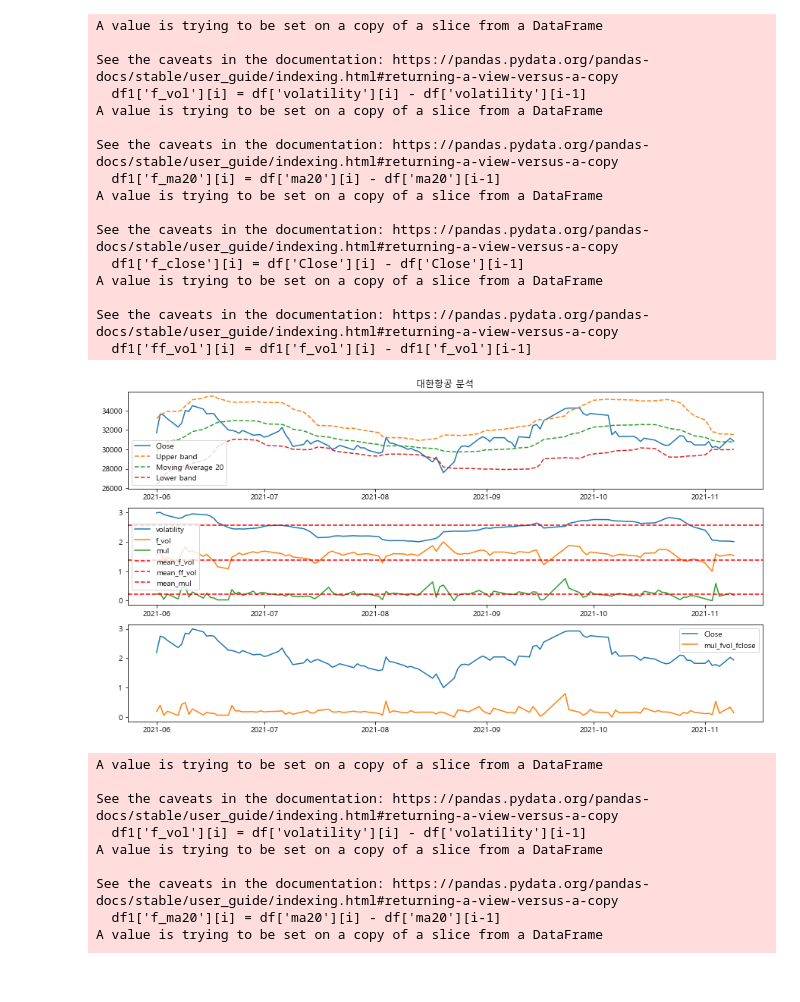
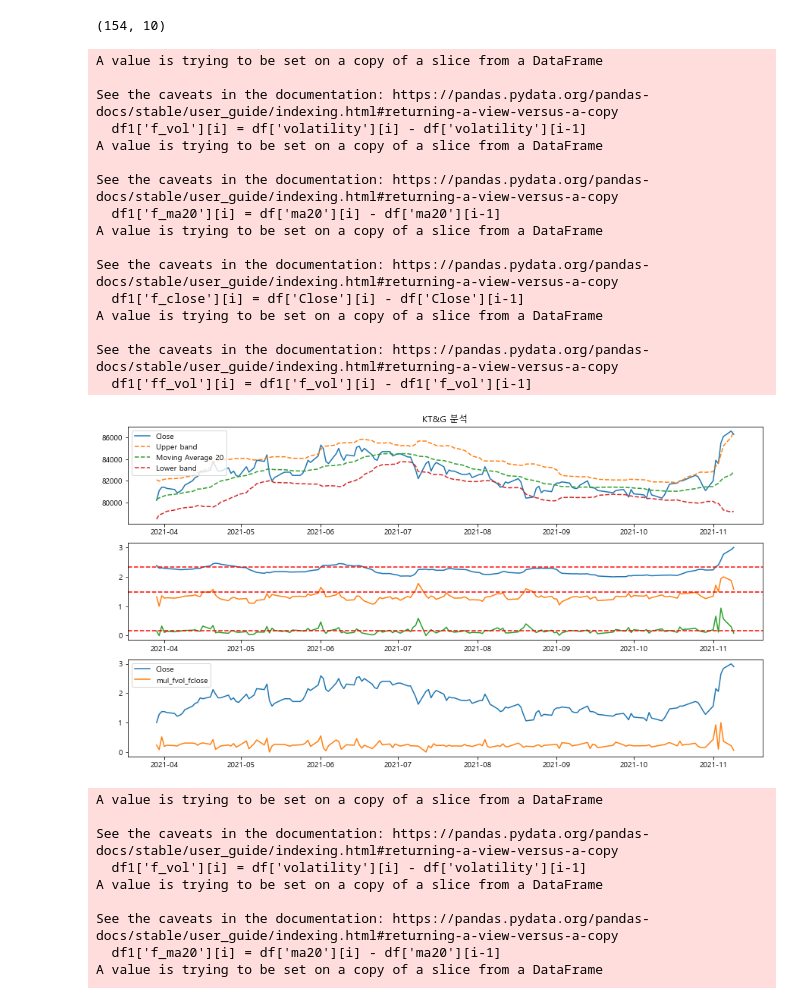
Before and after one commit to ghdakrk/Study_quant, a Jupyter notebook: 2.predict_model.ipynb, the cells around one changed output. Drawn from its saved outputs; the diff is of its cells as text; code cells hidden in the pictures.

```diff
--- a/2.predict_model.ipynb
+++ b/2.predict_model.ipynb
@@ -14,13 +14,36 @@ if platform.system() == 'Windows':
 matplotlib.rcParams['axes.unicode_minus'] = False
 stock_list = pd.DataFrame({'종목코드':stock.get_market_ticker_list(market="ALL")})
 stock_list['종목명'] = stock_list['종목코드'].map(lambda x: stock.get_market_ticker_name(x))
+# %%
+name = '하이브'
+today = datetime.datetime.today()
+month_ago = str(today.year) + str(today.month-1) + str(today.day)
+month_ago2 = str(today.year) + str(today.month-2) + str(today.day)
+today = str(today.year) + str(today.month) + str(today.day)
+fromdate = str(20210301)
+todate = today
+
+ticker = stock_list.loc[stock_list['종목명']==name, '종목코드']
+df = stock.get_market_ohlcv_by_date(fromdate=fromdate, todate=todate, ticker=ticker)
+
+
+df = df.rename(columns={'시가':'Open', '고가':'High', '저가':'Low', '종가':'Close', '거래량':'Volume'})
+df['ma20'] = df['Close'].rolling(window=20).mean() # 20일 이동평균
+df['stddev'] = df['Close'].rolling(window=20).std() # 20일 이동표준편차
+df['upper'] = df['ma20'] + 2*df['stddev'] # 상단밴드
+df['lower'] = df['ma20'] - 2*df['stddev'] # 하단밴드
+df = df[19:] # 20일 이동평균을 구했기 때문에 20번째 행부터 값이 들어가 있음
+df['volatility'] = (df['upper'] - df['lower'])/2
+df.shape
+# %% [output]
+(154, 10)
 # %%
-name = '대한항공'
+name = 'KT&G'
 today = datetime.datetime.today()
 month_ago = str(today.year) + str(today.month-1) + str(today.day)
 month_ago2 = str(today.year) + str(today.month-2) + str(today.day)
 today = str(today.year) + str(today.month) + str(today.day)
-fromdate = str(20210501)
+fromdate = str(20210301)
 todate = today
 
 ticker = stock_list.loc[stock_list['종목명']==name, '종목코드']
@@ -66,35 +89,34 @@ ax[0].set_title(f'{name} 분석')
 ax[1].plot(df2['volatility']+2)
 ax[1].plot(df2['f_vol']+1)
 ax[1].plot(df2['f_vol']*df2['ff_vol'])
 ax[1].axhline(df2['f_vol'].mean()+2, color='red', linestyle='--')
 ax[1].axhline(df2['ff_vol'].mean()+1, color='red', linestyle='--')
 ax[1].axhline((df2['ff_vol']*df2['f_vol']).mean(), color='red', linestyle='--')
-ax[1].legend([ 'volatility', 'f_vol', 'mul', 'mean_f_vol', 'mean_ff_vol', 'mean_mul',])
 
 ax[2].plot(df2['Close']*2 + 1)
 ax[2].plot(df2['f_close'] * df2['ff_vol'])
 # ax[2].plot(df2['f_close'] * df2['volatility'])
 
 ax[2].legend(['Close', 'mul_fvol_fclose'])
 plt.show()
 # %% [output]
 A value is trying to be set on a copy of a slice from a DataFrame
 
 See the caveats in the documentation: https://pandas.pydata.org/pandas-docs/stable/user_guide/indexing.html#returning-a-view-versus-a-copy
   df1['f_vol'][i] = df['volatility'][i] - df['volatility'][i-1]
 A value is trying to be set on a copy of a slice from a DataFrame
 
 See the caveats in the documentation: https://pandas.pydata.org/pandas-docs/stable/user_guide/indexing.html#returning-a-view-versus-a-copy
   df1['f_ma20'][i] = df['ma20'][i] - df['ma20'][i-1]
 A value is trying to be set on a copy of a slice from a DataFrame
 
 See the caveats in the documentation: https://pandas.pydata.org/pandas-docs/stable/user_guide/indexing.html#returning-a-view-versus-a-copy
   df1['f_close'][i] = df['Close'][i] - df['Close'][i-1]
 A value is trying to be set on a copy of a slice from a DataFrame
 
 See the caveats in the documentation: https://pandas.pydata.org/pandas-docs/stable/user_guide/indexing.html#returning-a-view-versus-a-copy
   df1['ff_vol'][i] = df1['f_vol'][i] - df1['f_vol'][i-1]
-[figure, old version]
+[figure, new version]
 # %%
 name = '아이스크림에듀'
 today = datetime.datetime.today()
```
Also changed, not shown: 1 other file.
